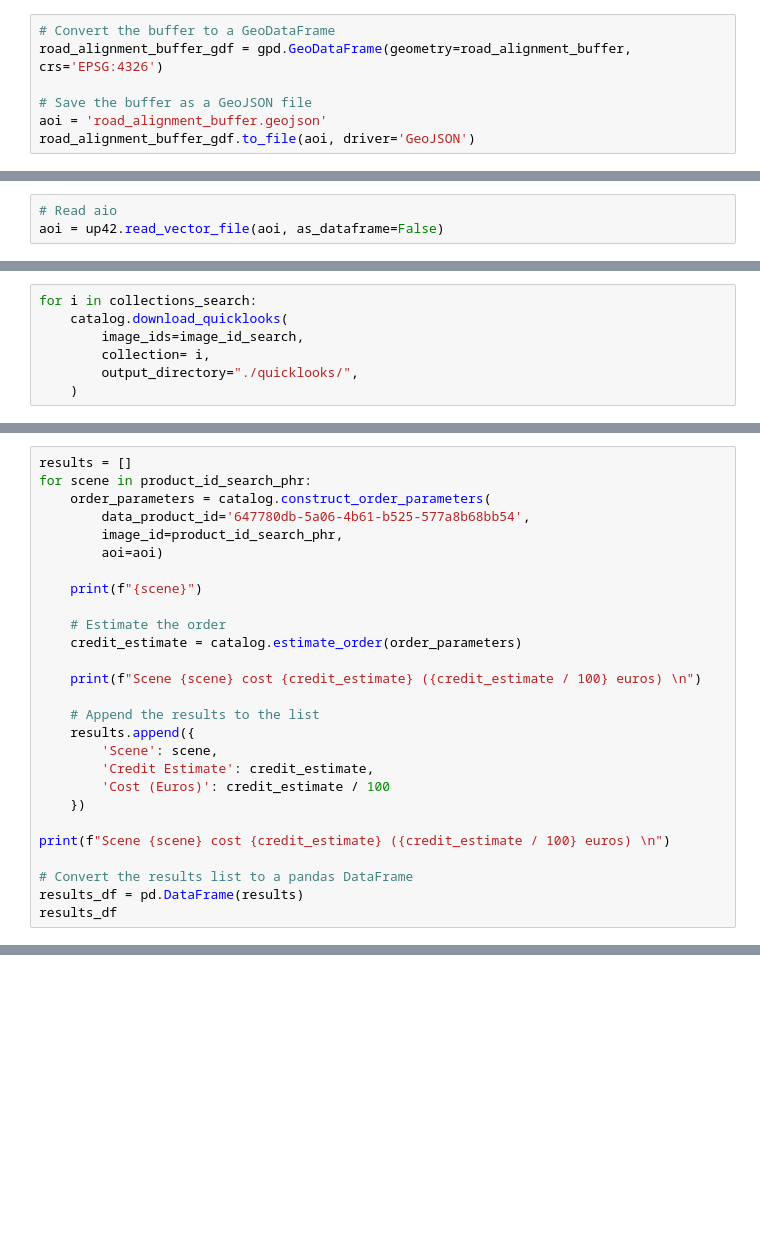
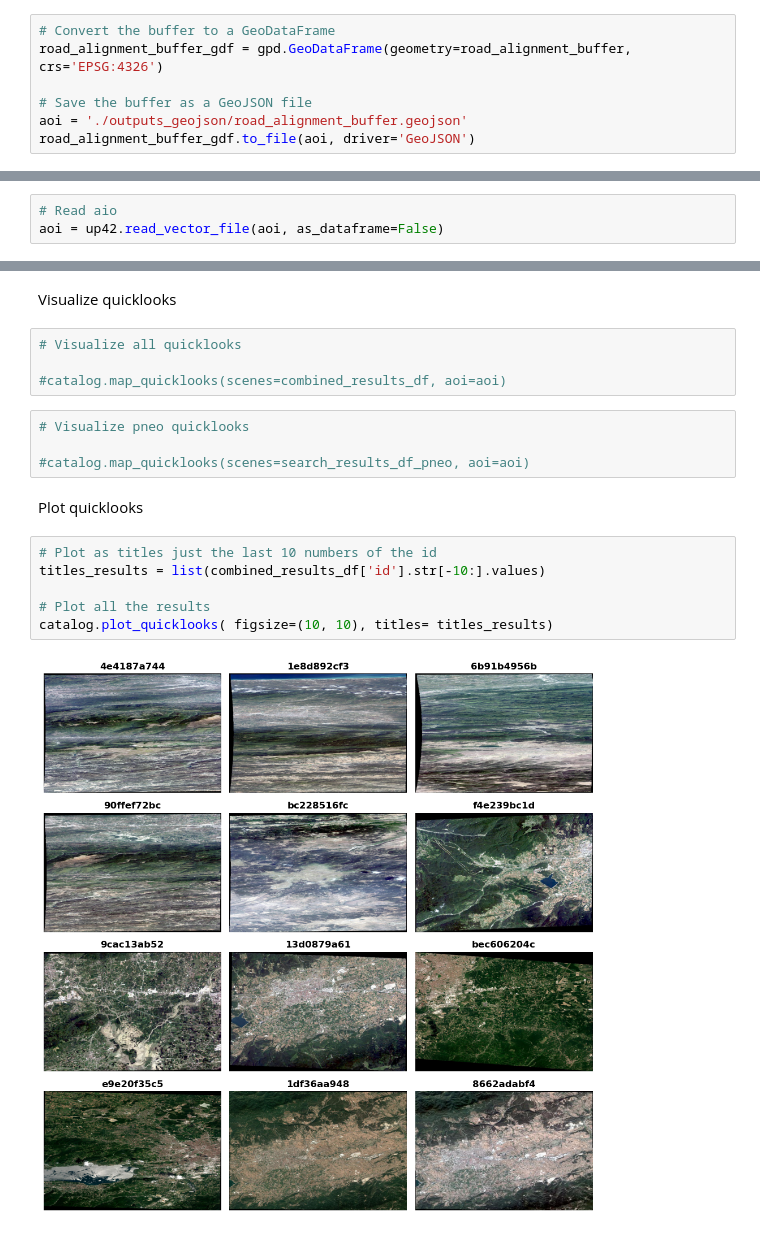
Before and after one commit to urbanis/up-42-challenge, a Jupyter notebook: up-42-challenge.ipynb, the cells around one changed output, grey strips where cells are left out. Drawn from its saved outputs; the diff is of its cells as text; blank space fills up the shorter version.

```diff
--- a/up-42-challenge.ipynb
+++ b/up-42-challenge.ipynb
@@ -103,6 +92,6 @@ Save aoi as geojson
 road_alignment_buffer_gdf = gpd.GeoDataFrame(geometry=road_alignment_buffer, crs='EPSG:4326')
 
 # Save the buffer as a GeoJSON file
-aoi = 'road_alignment_buffer.geojson'
+aoi = './outputs_geojson/road_alignment_buffer.geojson'
 road_alignment_buffer_gdf.to_file(aoi, driver='GeoJSON')
 # %% [markdown]
@@ -364,7 +230,0 @@ collections_search_phr = search_results_df_phr['collection'].values
-# %%
-for i in collections_search:
-    catalog.download_quicklooks(
-        image_ids=image_id_search,
-        collection= i,
-        output_directory="./quicklooks/",
-    )
@@ -485,27 +230,0 @@ phr	Pléiades	Very high resolution
-# %%
-results = []
-for scene in product_id_search_phr:
-    order_parameters = catalog.construct_order_parameters(
-        data_product_id='647780db-5a06-4b61-b525-577a8b68bb54',
-        image_id=product_id_search_phr,
-        aoi=aoi)
-
-    print(f"{scene}")
-
-    # Estimate the order
-    credit_estimate = catalog.estimate_order(order_parameters)
-
-    print(f"Scene {scene} cost {credit_estimate} ({credit_estimate / 100} euros) \n")
-
-    # Append the results to the list
-    results.append({
-        'Scene': scene,
-        'Credit Estimate': credit_estimate,
-        'Cost (Euros)': credit_estimate / 100
-    })
-
-print(f"Scene {scene} cost {credit_estimate} ({credit_estimate / 100} euros) \n")
-
-# Convert the results list to a pandas DataFrame
-results_df = pd.DataFrame(results)
-results_df
@@ -551,0 +397,20 @@ intersection.to_file('intersection.geojson', driver='GeoJSON')
+# %% [markdown]
+Visualize quicklooks
+# %%
+# Visualize all quicklooks
+
+#catalog.map_quicklooks(scenes=combined_results_df, aoi=aoi)
+# %%
+# Visualize pneo quicklooks
+
+#catalog.map_quicklooks(scenes=search_results_df_pneo, aoi=aoi)
+# %% [markdown]
+Plot quicklooks
+# %%
+# Plot as titles just the last 10 numbers of the id
+titles_results = list(combined_results_df['id'].str[-10:].values)
+
+# Plot all the results
+catalog.plot_quicklooks( figsize=(10, 10), titles= titles_results)
+# %% [output]
+[figure, added]
```
Also changed, not shown: parts of 81 cells of this notebook, 38 other files.
